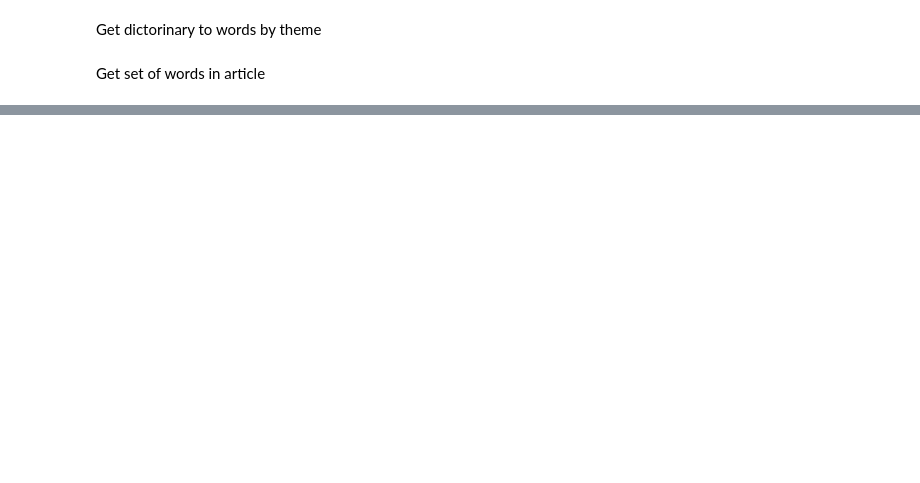
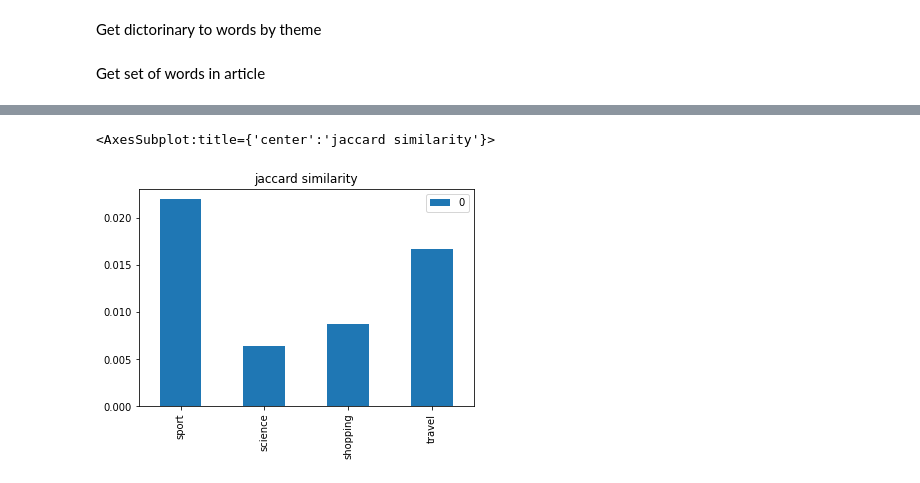
Before and after one commit to Gerrytty/data-mining-course, a Jupyter notebook: nlp_hw/nlp_task.ipynb, the cells around one changed output, grey strips where cells are left out. Saved outputs shown, nothing was run; the diff lists cells and outputs as text; code cells hidden in the pictures; blank space fills up the shorter version.

```diff
--- a/nlp_hw/nlp_task.ipynb
+++ b/nlp_hw/nlp_task.ipynb
@@ -66,0 +81,3 @@ normal_form
+# %%
+def jaccard(set1, set2):
+    return len(set1 & set2) / len(set1 | set2)
@@ -66,0 +103,5 @@ normal_form
+# %%
+pd.DataFrame.from_dict(jaccard_sims, orient='index').plot.bar(title='jaccard similarity')
+# %% [output]
+<AxesSubplot:title={'center':'jaccard similarity'}>
+[figure, added]
```
Also changed, not shown: parts of 11 cells of this notebook, 8 other files.
